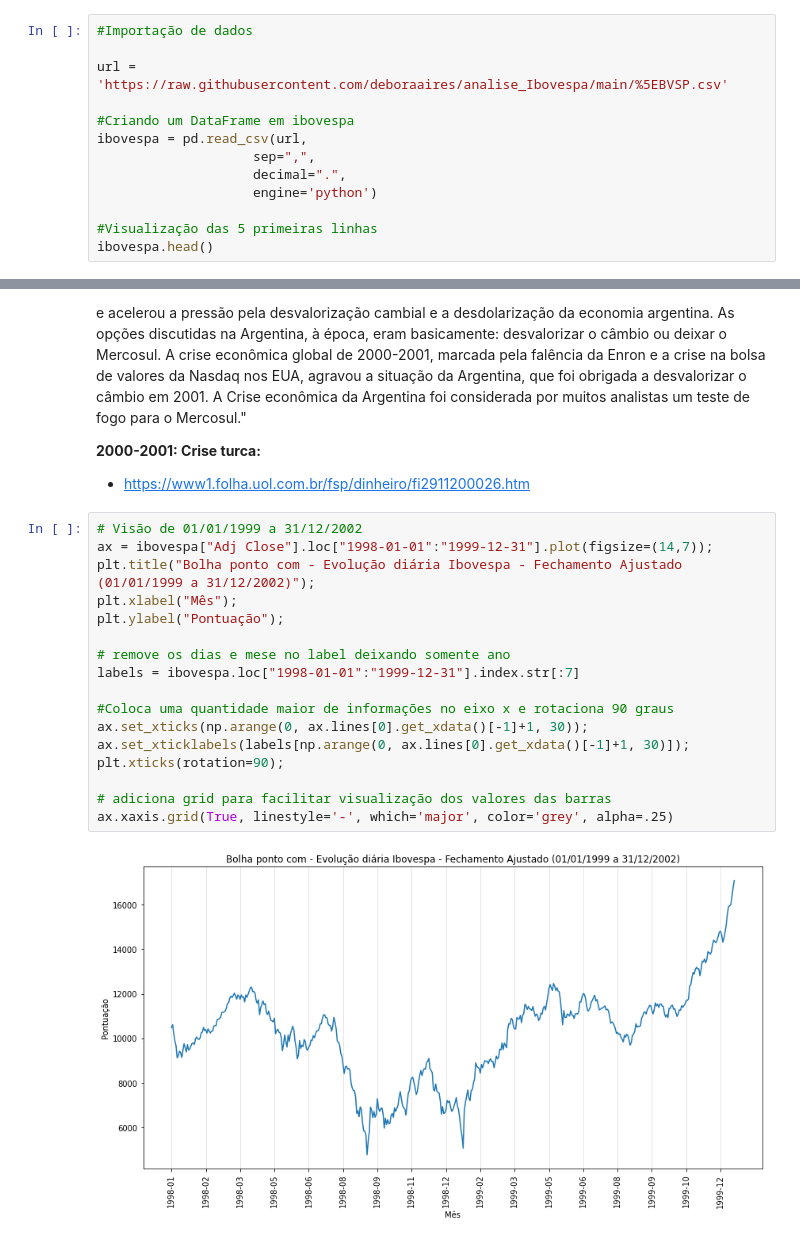
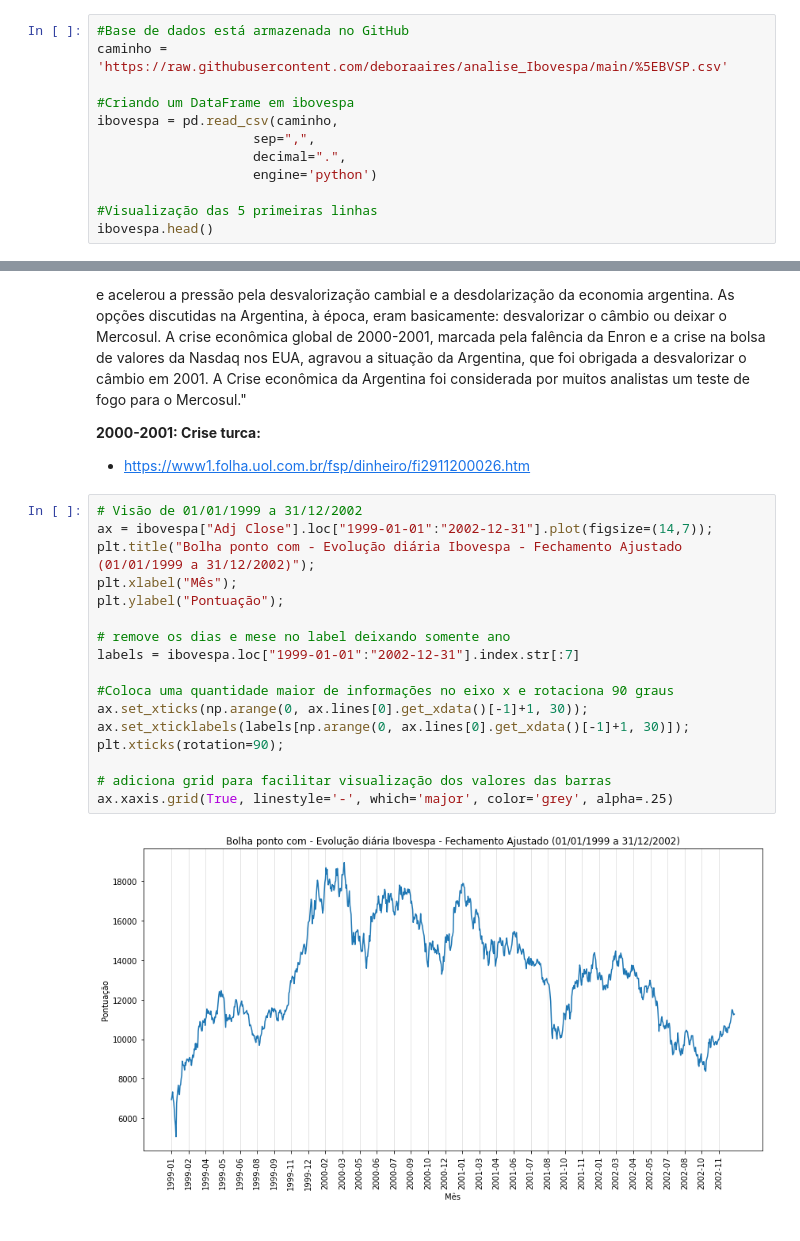
Before and after one commit to deboraaires/analise_Ibovespa, a Jupyter notebook: Análise_do_IBOVESPA.ipynb, the cells around one changed output, grey strips where cells are left out. Saved outputs shown, nothing was run; the diff lists cells and outputs as text.

```diff
--- a/Análise_do_IBOVESPA.ipynb
+++ b/Análise_do_IBOVESPA.ipynb
@@ -39,10 +41,9 @@ import numpy as np
 # %%
-#Importação de dados
-
-url = 'https://raw.githubusercontent.com/deboraaires/analise_Ibovespa/main/%5EBVSP.csv'
+#Base de dados está armazenada no GitHub
+caminho = 'https://raw.githubusercontent.com/deboraaires/analise_Ibovespa/main/%5EBVSP.csv'
 
 #Criando um DataFrame em ibovespa
-ibovespa = pd.read_csv(url,
+ibovespa = pd.read_csv(caminho,
                     sep=",",
                     decimal=".",
                     engine='python')
@@ -300,20 +294,20 @@ Assim, após fechar a 5.048,62 pontos no dia 10 de março, a bolsa eletrônica n
 *   https://www1.folha.uol.com.br/fsp/dinheiro/fi2911200026.htm
 # %%
 # Visão de 01/01/1999 a 31/12/2002
-ax = ibovespa["Adj Close"].loc["1998-01-01":"1999-12-31"].plot(figsize=(14,7));
+ax = ibovespa["Adj Close"].loc["1999-01-01":"2002-12-31"].plot(figsize=(14,7));
 plt.title("Bolha ponto com - Evolução diária Ibovespa - Fechamento Ajustado (01/01/1999 a 31/12/2002)");
 plt.xlabel("Mês");
 plt.ylabel("Pontuação");
 
 # remove os dias e mese no label deixando somente ano
-labels = ibovespa.loc["1998-01-01":"1999-12-31"].index.str[:7]
+labels = ibovespa.loc["1999-01-01":"2002-12-31"].index.str[:7]
 
 #Coloca uma quantidade maior de informações no eixo x e rotaciona 90 graus
 ax.set_xticks(np.arange(0, ax.lines[0].get_xdata()[-1]+1, 30));
 ax.set_xticklabels(labels[np.arange(0, ax.lines[0].get_xdata()[-1]+1, 30)]);
 plt.xticks(rotation=90);
 
 # adiciona grid para facilitar visualização dos valores das barras
 ax.xaxis.grid(True, linestyle='-', which='major', color='grey', alpha=.25)
 # %% [output]
-[figure, old version]
+[figure, new version]
```
Also changed, not shown: parts of 18 cells of this notebook.
